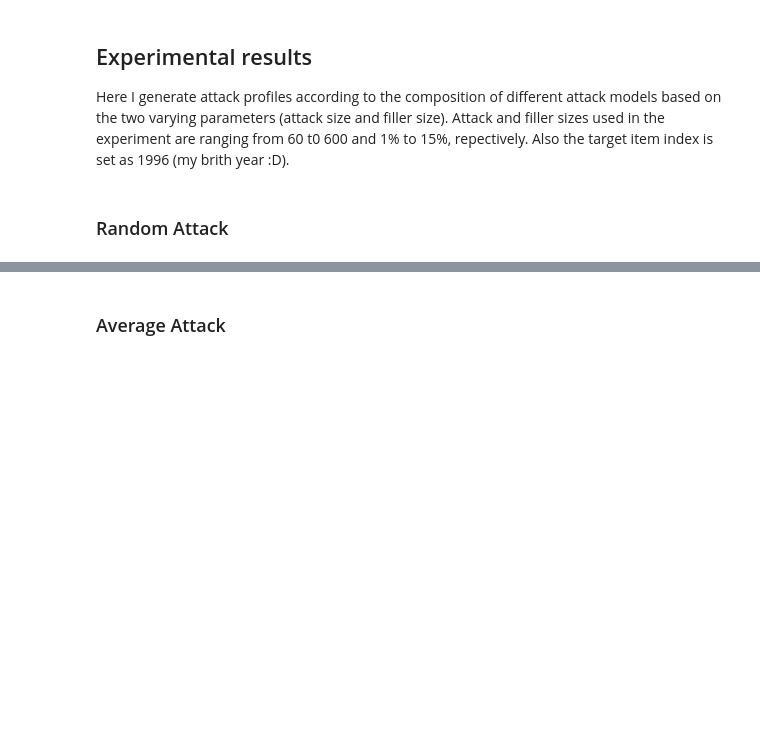
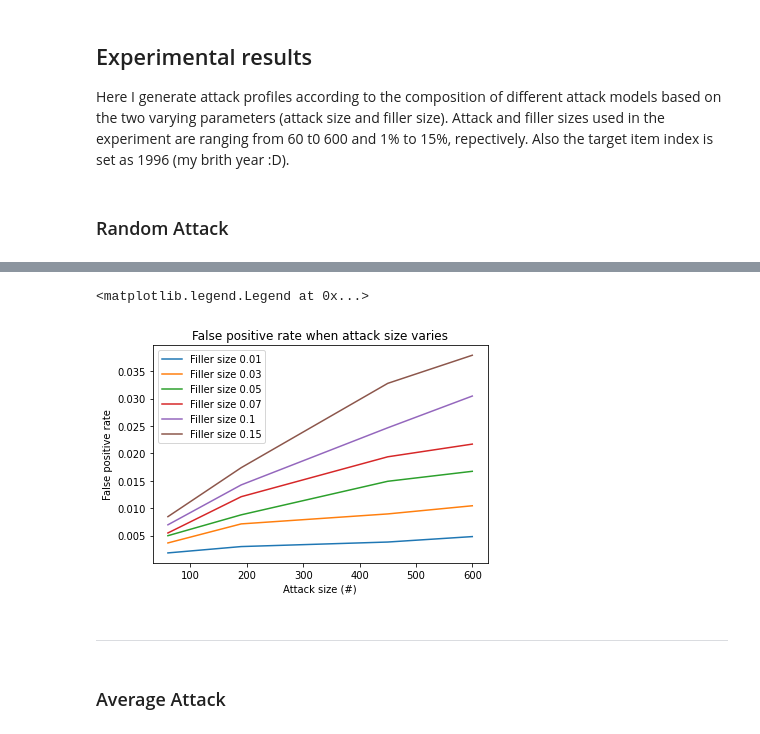
Before and after one commit to shervn-r/task-01, a Jupyter notebook: task-01.ipynb, the cells around one changed output, grey strips where cells are left out. Saved outputs shown, nothing was run; the diff lists cells and outputs as text; code cells hidden in the pictures; blank space fills up the shorter version.

```diff
--- a/task-01.ipynb
+++ b/task-01.ipynb
@@ -308,3 +329,25 @@ ax1.legend()
+# %%
+# Create a figure and an axes.
+fig2, ax2 = plt.subplots()
+
+for index in range(0, len(filler_sizes)):
+  ax2.plot(np.asarray(attack_sizes), false_positive_rate_matrix[:, index],
+           label='Filler size '+str(filler_sizes[index]).format("{:.0%}"))
+
+# Add an x-label to the axes.
+ax2.set_xlabel('Attack size (#)')
+# Add a y-label to the axes.
+ax2.set_ylabel('False positive rate')
+# Add a title to the axes.
+ax2.set_title("False positive rate when attack size varies")
+ax2.legend()
+# %% [output]
+<matplotlib.legend.Legend at 0x...>
+[figure, added]
+# %% [markdown]
+
+
+---
 # %% [markdown]
 ### Average Attack
 # %%
```
Also changed, not shown: parts of 20 cells of this notebook, 1 other file.
